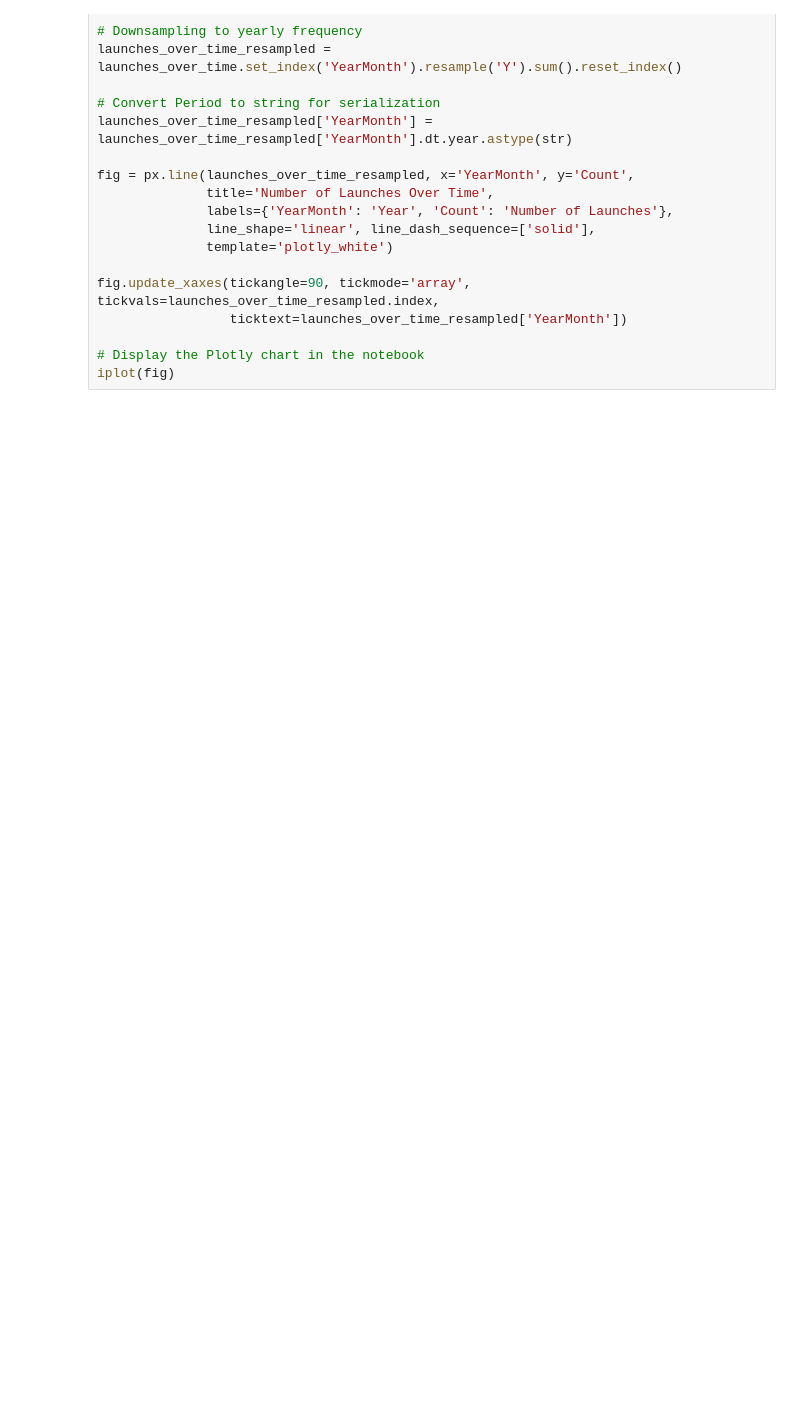
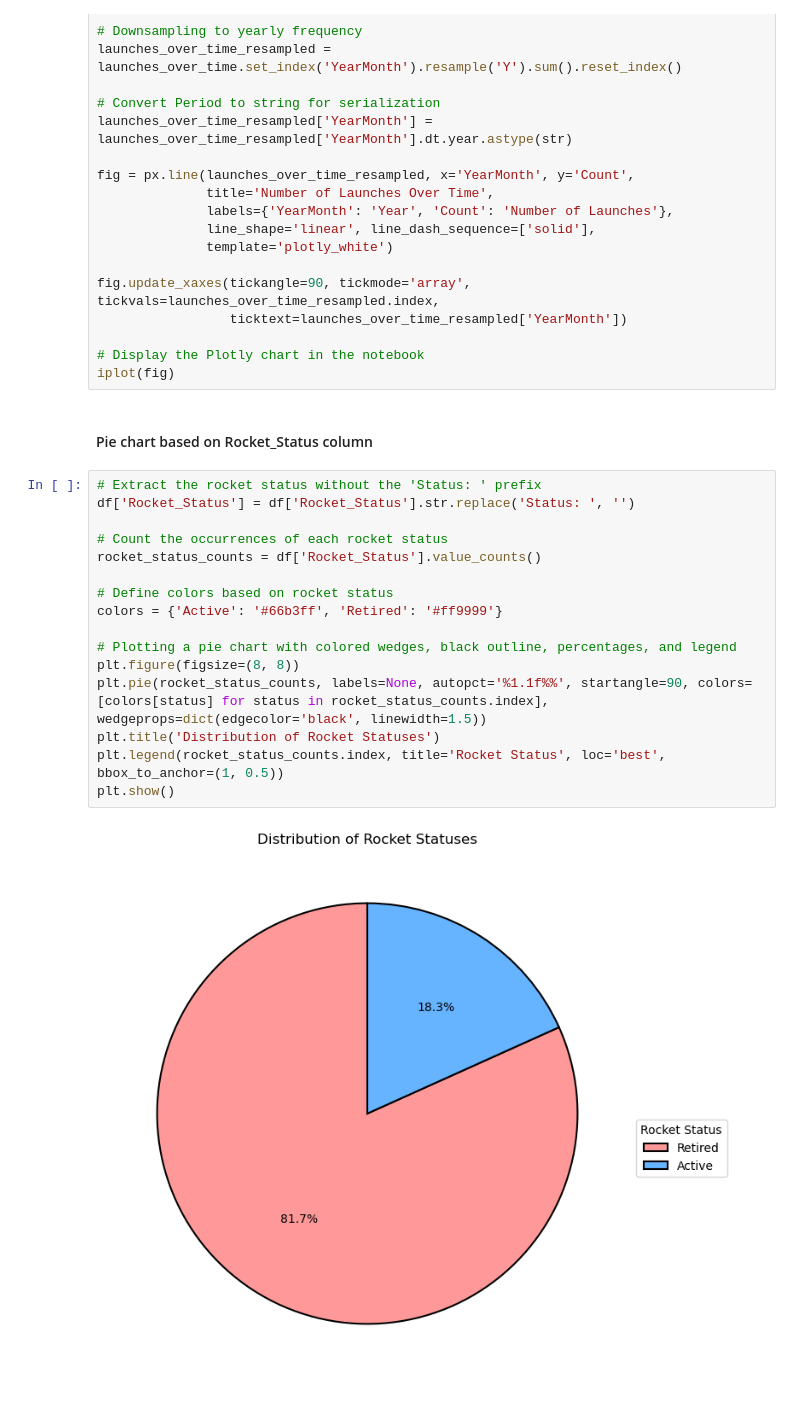
Before and after one commit to dominikvukelic/space_mission_launches, a Jupyter notebook: graphs/graphs.ipynb, the cells around one changed output. Saved outputs shown, nothing was run; the diff lists cells and outputs as text; blank space fills up the shorter version.

Commit message:
working on graphs

```diff
--- a/graphs/graphs.ipynb
+++ b/graphs/graphs.ipynb
@@ -199,3 +199,23 @@ fig.update_xaxes(tickangle=90, tickmode='array', tickvals=launches_over_time_res
 
 # Display the Plotly chart in the notebook
 iplot(fig)
+# %% [markdown]
+#### Pie chart based on Rocket_Status column
+# %%
+# Extract the rocket status without the 'Status: ' prefix
+df['Rocket_Status'] = df['Rocket_Status'].str.replace('Status: ', '')
+
+# Count the occurrences of each rocket status
+rocket_status_counts = df['Rocket_Status'].value_counts()
+
+# Define colors based on rocket status
+colors = {'Active': '#66b3ff', 'Retired': '#ff9999'}
+
+# Plotting a pie chart with colored wedges, black outline, percentages, and legend
+plt.figure(figsize=(8, 8))
+plt.pie(rocket_status_counts, labels=None, autopct='%1.1f%%', startangle=90, colors=[colors[status] for status in rocket_status_counts.index], wedgeprops=dict(edgecolor='black', linewidth=1.5))
+plt.title('Distribution of Rocket Statuses')
+plt.legend(rocket_status_counts.index, title='Rocket Status', loc='best', bbox_to_anchor=(1, 0.5))
+plt.show()
+# %% [output]
+[figure, added]
```
